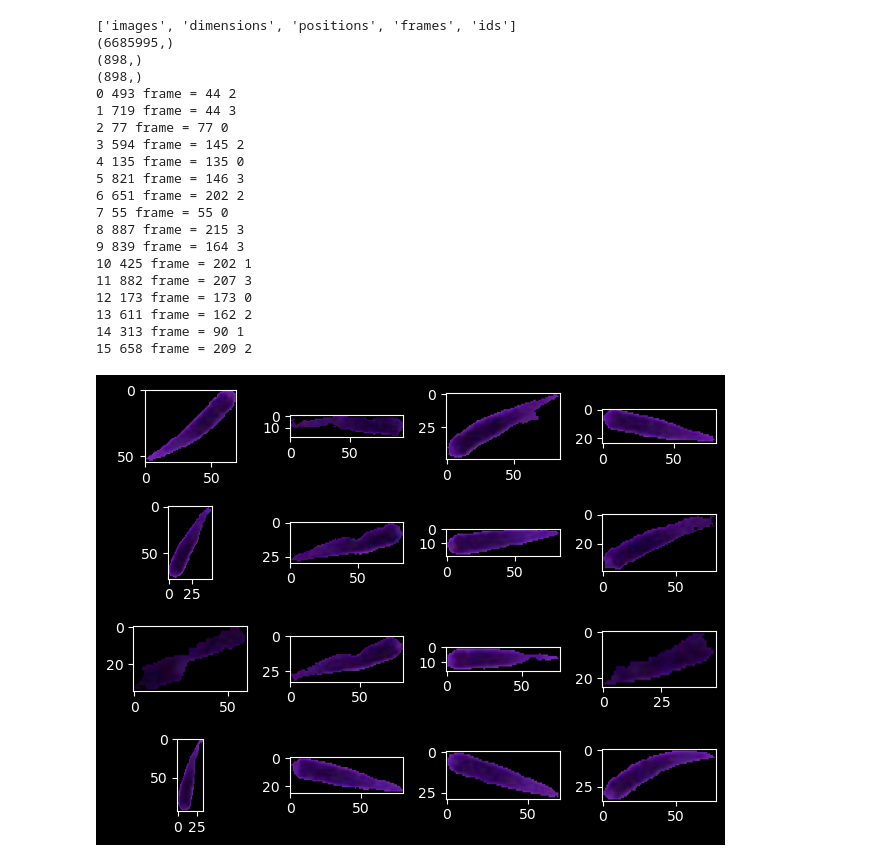
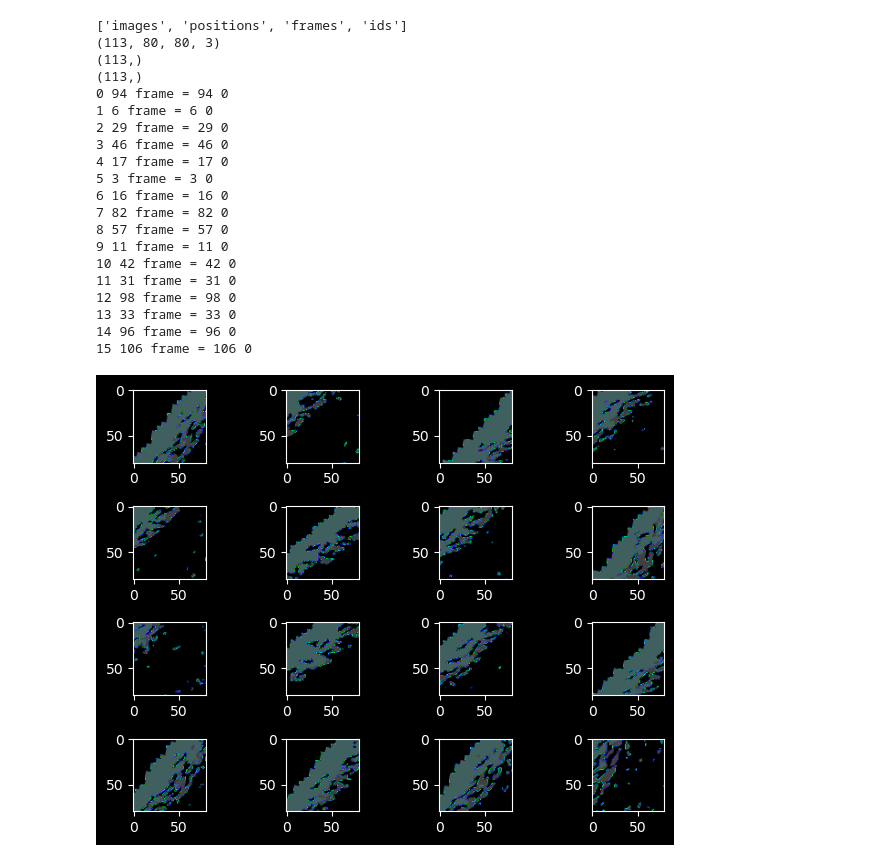
Before and after one commit to mooch443/trex, a Jupyter notebook: docs/notebooks/LoadTrackletImages.ipynb, the cells around one changed output. Drawn from its saved outputs; the diff is of its cells as text; code cells hidden in the pictures.

```diff
--- a/docs/notebooks/LoadTrackletImages.ipynb
+++ b/docs/notebooks/LoadTrackletImages.ipynb
@@ -38,7 +38,7 @@ def wrap_single_dimensional_images(images, image_dimensions):
         return images[start:end].reshape(image_dimensions[idx])
     return get_image
 
-with np.load("/Users/tristan/Videos/tmp/data/juvenile_birchmanni_4_Trial3_US_UN_tracklet_images_single_part0.npz") as data:
+with np.load("/Users/tristan/Videos/tmp/data/sequence_20240303_060726300_DJI_0238_tracklet_images_single_part0.npz") as data:
     print(data.files)
 
     ## frame numbers indicating where each image is from in the video
@@ -52,52 +52,52 @@ with np.load("/Users/tristan/Videos/tmp/data/juvenile_birchmanni_4_Trial3_US_UN_
     assert(positions.shape[0] == frames.shape[0]
            and positions.shape[1] == 2)
 
     ## if our images are r3g3b2, then we need to convert them to rgb in order
     ## to display them correctly.
-    #images = images_r3g3b2_to_rgb(images)
+    images = images_r3g3b2_to_rgb(images)
 
     print(images.shape)
 
     ## if the images are single dimensional, then we need to wrap the accessor
     ## to get the images as if they were a regular 4D array.
     if "dimensions" in data:
         image_dimensions = data["dimensions"]
         get_image = wrap_single_dimensional_images(images, image_dimensions)
     else:
         get_image = lambda idx: images[idx]
 
     print(data["frames"].shape)
     print(data["ids"].shape)
 
     ### plot a grid of images
     fig, ax = plt.subplots(4, 4)
     indexes = np.random.randint(0, frames.shape[0], np.prod(ax.shape))
     for i, idx in enumerate(indexes):
         print(i, idx, "frame =", data["frames"][idx], data["ids"][idx])
         image = get_image(idx)
         ax[i//ax.shape[0], i%ax.shape[0]].imshow(image, cmap="gray", vmin=0, vmax=255)
         #ax[i//ax.shape[0], i%ax.shape[0]].axis("off")
     plt.tight_layout()
     plt.show()
 # %% [output]
-['images', 'dimensions', 'positions', 'frames', 'ids']
-(6685995,)
-(898,)
-(898,)
-0 493 frame = 44 2
-1 719 frame = 44 3
-2 77 frame = 77 0
-3 594 frame = 145 2
-4 135 frame = 135 0
-5 821 frame = 146 3
-6 651 frame = 202 2
-7 55 frame = 55 0
-8 887 frame = 215 3
-9 839 frame = 164 3
-10 425 frame = 202 1
-11 882 frame = 207 3
-12 173 frame = 173 0
-13 611 frame = 162 2
-14 313 frame = 90 1
-15 658 frame = 209 2
+['images', 'positions', 'frames', 'ids']
+(113, 80, 80, 3)
+(113,)
+(113,)
+0 94 frame = 94 0
+1 6 frame = 6 0
+2 29 frame = 29 0
+3 46 frame = 46 0
+4 17 frame = 17 0
+5 3 frame = 3 0
+6 16 frame = 16 0
+7 82 frame = 82 0
+8 57 frame = 57 0
+9 11 frame = 11 0
+10 42 frame = 42 0
+11 31 frame = 31 0
+12 98 frame = 98 0
+13 33 frame = 33 0
+14 96 frame = 96 0
+15 106 frame = 106 0
-[figure, old version]
+[figure, new version]
```
Also changed, not shown: 1 other file.
